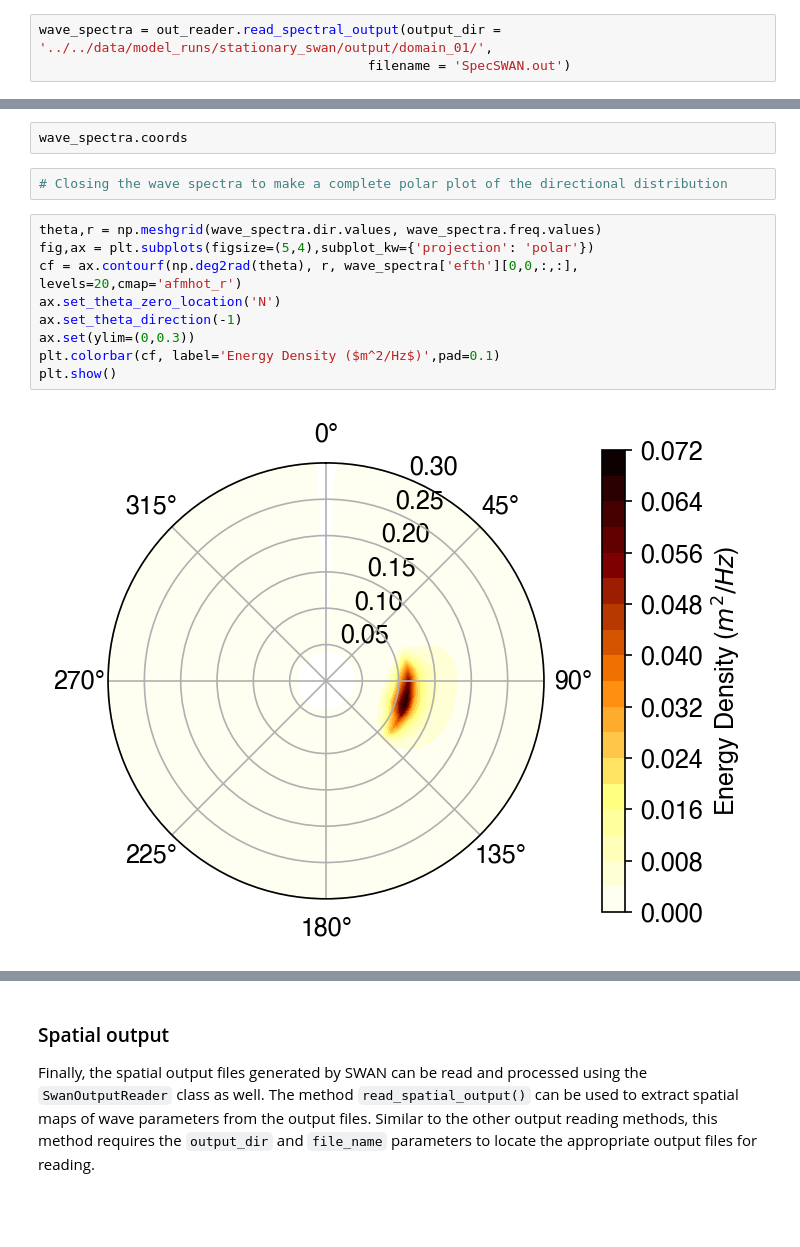
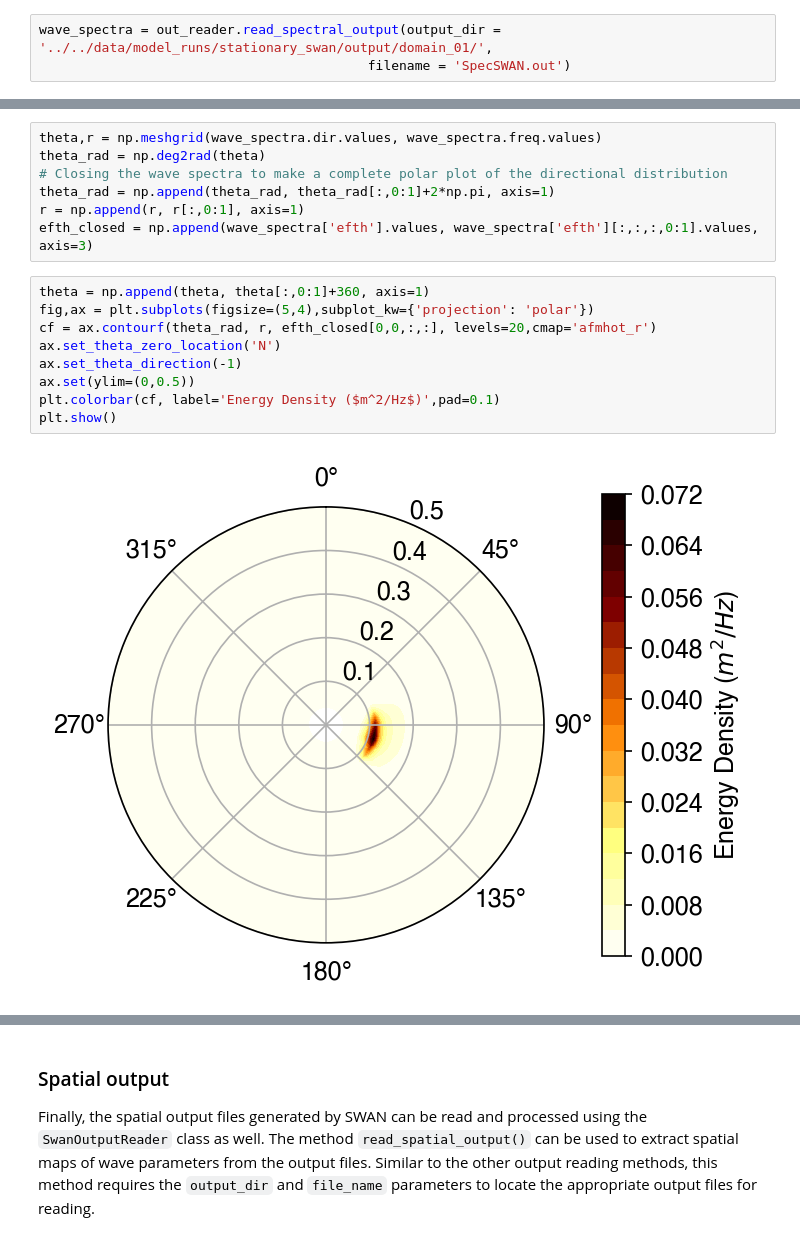
Before and after one commit to oceanicos-dev-org/oceanicospy, a Jupyter notebook: examples/models/swan_stationary_case.ipynb, the cells around one changed output, grey strips where cells are left out. Cells and saved outputs as stored; diff of their text form; blank space fills up the shorter version.

```diff
--- a/examples/models/swan_stationary_case.ipynb
+++ b/examples/models/swan_stationary_case.ipynb
@@ -350,18 +385,21 @@ Data variables:
     efth     (time, site, freq, dir) float64 20kB 0.0 0.0 0.0 ... 0.0 0.0 0.0
     lat      (site) float64 8B 12.52
     lon      (site) float64 8B 278.3
-# %%
-wave_spectra.coords
 # %%
+theta,r = np.meshgrid(wave_spectra.dir.values, wave_spectra.freq.values)
+theta_rad = np.deg2rad(theta)
 # Closing the wave spectra to make a complete polar plot of the directional distribution
+theta_rad = np.append(theta_rad, theta_rad[:,0:1]+2*np.pi, axis=1)
+r = np.append(r, r[:,0:1], axis=1)
+efth_closed = np.append(wave_spectra['efth'].values, wave_spectra['efth'][:,:,:,0:1].values, axis=3)
 # %%
-theta,r = np.meshgrid(wave_spectra.dir.values, wave_spectra.freq.values)
+theta = np.append(theta, theta[:,0:1]+360, axis=1)
 fig,ax = plt.subplots(figsize=(5,4),subplot_kw={'projection': 'polar'})
-cf = ax.contourf(np.deg2rad(theta), r, wave_spectra['efth'][0,0,:,:], levels=20,cmap='afmhot_r')
+cf = ax.contourf(theta_rad, r, efth_closed[0,0,:,:], levels=20,cmap='afmhot_r')
 ax.set_theta_zero_location('N')
 ax.set_theta_direction(-1)
-ax.set(ylim=(0,0.3))
+ax.set(ylim=(0,0.5))
 plt.colorbar(cf, label='Energy Density ($m^2/Hz$)',pad=0.1)
 plt.show()
 # %% [output]
-[figure, old version]
+[figure, new version]
```
Also changed, not shown: parts of 15 cells of this notebook, 2 other files.
